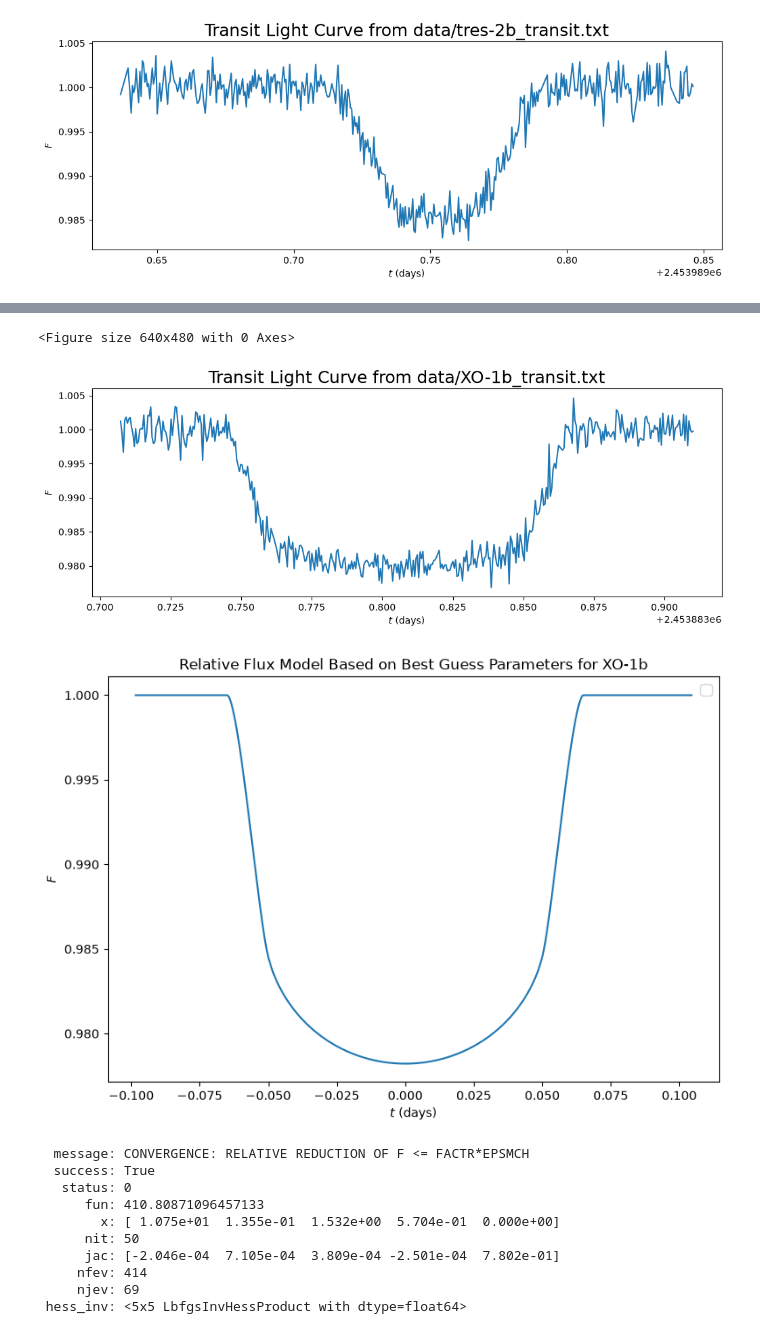
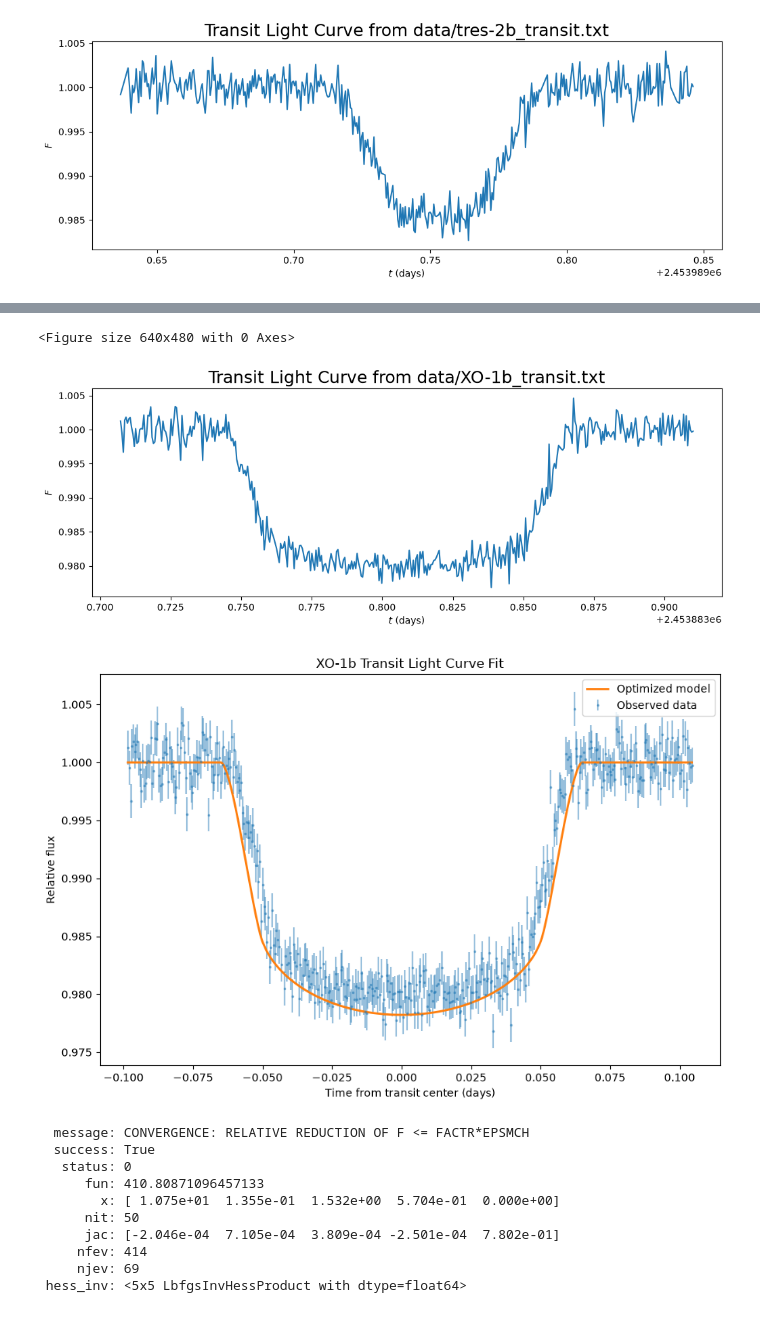
Before and after one commit to acdemelfi/transiting-exoplanet-analysis, a Jupyter notebook: transiting_exoplanet_analysis.ipynb, the cells around one changed output, grey strips where cells are left out. Drawn from its saved outputs; the diff is of its cells as text; code cells hidden in the pictures.

```diff
--- a/transiting_exoplanet_analysis.ipynb
+++ b/transiting_exoplanet_analysis.ipynb
@@ -374,11 +457,36 @@ lcrvModel = calc_lcrv(fitGuess, inP)
 
 # Plot the model generated from the initial parameter estimates
 plt.figure(figsize=(9,6))
-plt.plot(t,lcrvModel)
-plt.legend(fontsize=12)
-plt.xlabel(r'$t$ (days)')
-plt.ylabel(r'$F$')
-plt.title('Relative Flux Model Based on Best Guess Parameters for XO-1b')
+
+plt.errorbar(
+    t,
+    lcrvData,
+    yerr=sigma,
+    fmt='.',
+    alpha=0.45,
+    markersize=3,
+    label='Observed data'
+)
+
+plt.plot(
+    t,
+    lcrvModel,
+    linewidth=2,
+    label='Optimized model'
+)
+
+plt.xlabel('Time from transit center (days)')
+plt.ylabel('Relative flux')
+plt.title('XO-1b Transit Light Curve Fit')
+plt.legend()
+plt.tight_layout()
+
+plt.savefig(
+    'figures/xo1b_lightcurve_fit.png',
+    dpi=300,
+    bbox_inches='tight'
+)
+
 plt.show()
 
 def Chi2Min(fitGuess, inP, lcrvData, sigma):
@@ -393,34 +501,34 @@ def Chi2Min(fitGuess, inP, lcrvData, sigma):
     ):
         return 1e8
 
     lcrvModel = calc_lcrv(fitGuess, inP)
 
     chi2 = np.sum(((lcrvData - lcrvModel) / sigma) ** 2)
 
     return chi2
 
 # Physically motivated parameter bounds used to prevent invalid model evaluations
 bounds = [
     (0.01, None),        # a/R*
     (0.001, 0.999),      # planet/star radius ratio p
     (0.01, np.pi / 2),   # inclination
     (0.0, 1.0),          # c1
     (0.0, 1.0)           # c2
 ]
 
 # Minimize chi-square using a bounded L-BFGS-B optimization
 pBest = optimize.minimize(
     Chi2Min,
     fitGuess,
     args=(inP, lcrvData, sigma),
     method='L-BFGS-B',
     bounds=bounds
 )
 print(pBest)
 # %% [output]
 <Figure size 640x480 with 0 Axes>
 [figure]
-[figure, old version]
+[figure, new version]
   message: CONVERGENCE: RELATIVE REDUCTION OF F <= FACTR*EPSMCH
   success: True
    status: 0
```
Also changed, not shown: parts of 6 cells of this notebook.
